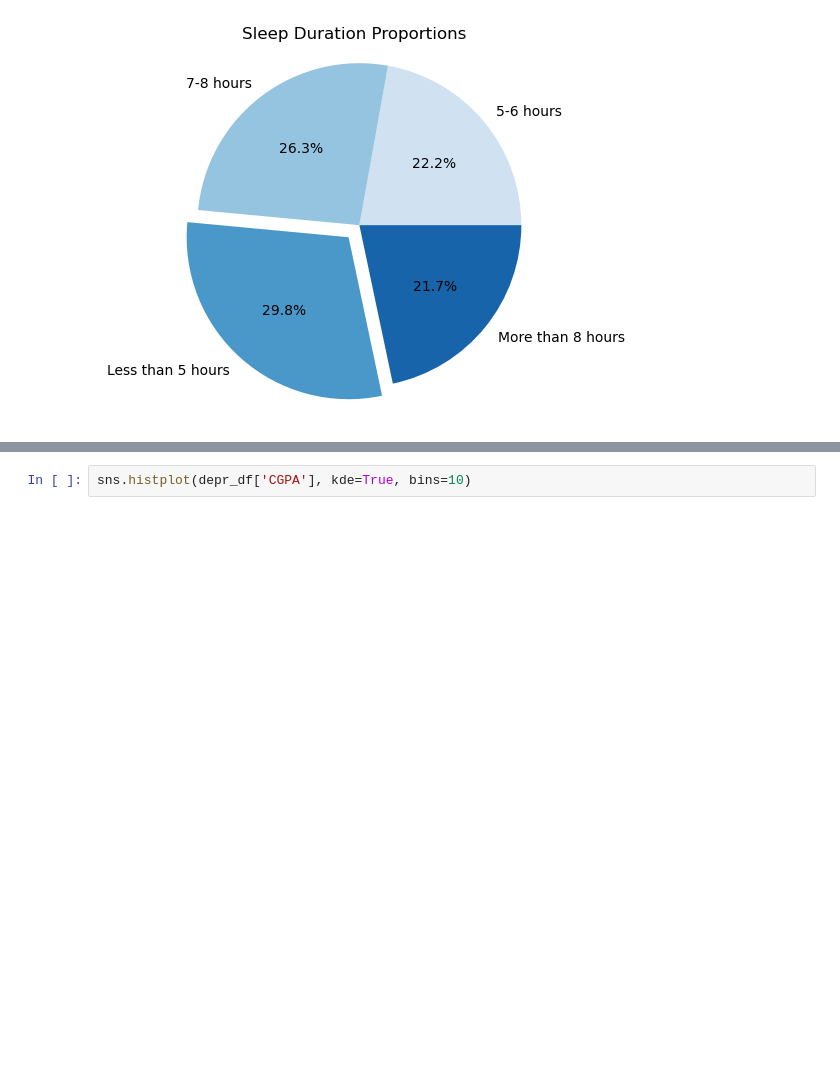
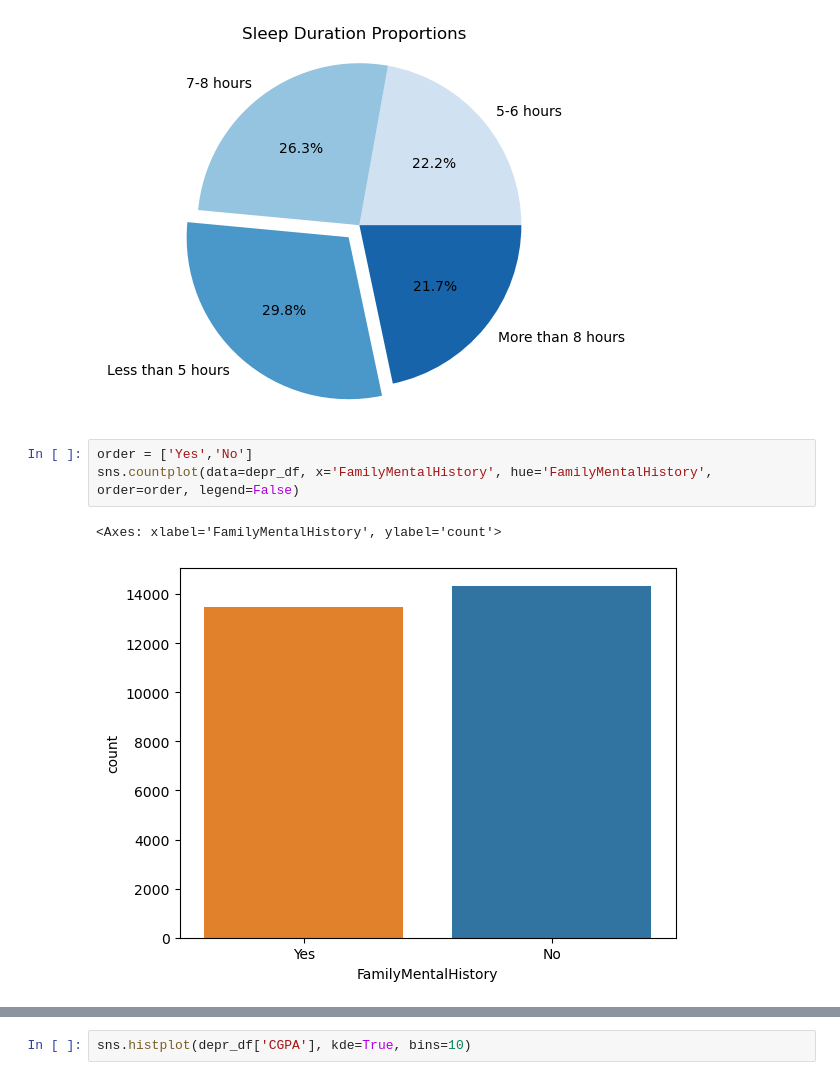
Before and after one commit to Siddharth-Saravanan/Student_Depression_Analysis_and_Prediction_using_Machine_Learning, a Jupyter notebook: student_depression_prediction.ipynb, the cells around one changed output, grey strips where cells are left out. Drawn from its saved outputs; the diff is of its cells as text; blank space fills up the shorter version.

```diff
--- a/student_depression_prediction.ipynb
+++ b/student_depression_prediction.ipynb
@@ -627,4 +635,10 @@ plt.title("Sleep Duration Proportions")
 plt.show()
 # %% [output]
 [figure]
+# %%
+order = ['Yes','No']
+sns.countplot(data=depr_df, x='FamilyMentalHistory', hue='FamilyMentalHistory', order=order, legend=False)
+# %% [output]
+<Axes: xlabel='FamilyMentalHistory', ylabel='count'>
+[figure, added]
 # %%
```
Also changed, not shown: parts of 6 cells of this notebook.
